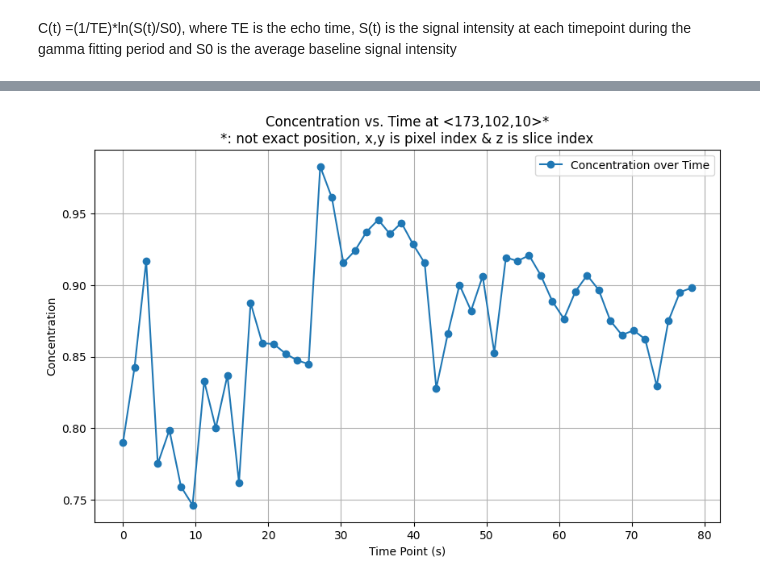
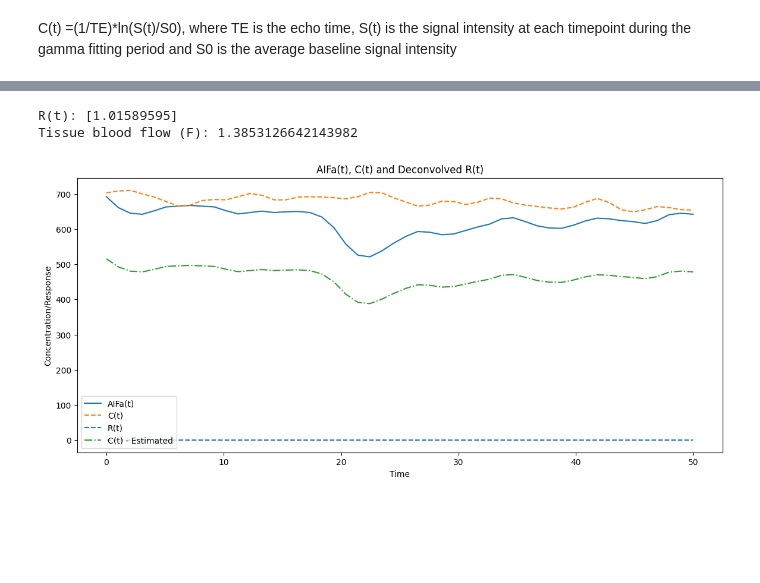
Before and after one commit to qqgjyx/MATH-Group, a Jupyter notebook: main.ipynb, the cells around one changed output, grey strips where cells are left out. Drawn from its saved outputs; the diff is of its cells as text; code cells hidden in the pictures; blank space fills up the shorter version.

```diff
--- a/main.ipynb
+++ b/main.ipynb
@@ -337,4 +301,64 @@ plt_point(172,101,10)
-# %%
-plt_point(173,102,10)
-# %% [output]
-[figure, removed]
+# %%
+def read_point4time(x,y,z):
+    """Read time points for a given slice."""
+    return acquisition_time_sorted[50*(z-1):50*z] - acquisition_time_sorted[50*(z-1)]
+
+def read_point4concentration(x, y, z):
+    """Read concentration data for a given point."""
+    return smooth_data_gaussian(intensity_to_concentration(image_data_sorted[50*(z-1):50*z, x, y]))
+# %%
+def calculate_R_F_for_multiple_tissue_points(aif_pixel, tissue_pixel):
+    """
+    Calculate R(t) and F for multiple tissue points.
+
+    :param aif_pixel: Tuple containing the coordinates of the AIF pixel (x, y, z).
+    :param tissue_pixels: List of tuples, each containing the coordinates of a tissue pixel (x, y, z).
+    :return: A dictionary with tissue point coordinates as keys and (R_t, F) tuples as values.
+    """
+    tissue_concentration = read_point4concentration(*tissue_pixel)
+    aif_concentration = read_point4concentration(*aif_pixel)
+
+    # Define the hematocrit correction factor kH
+    Ha = 0.45  # Typical arterial hematocrit
+    Ht = 0.25  # Typical tissue hematocrit
+    kH = (1 - Ha) / (1 - Ht)
+
+    # Apply deconvolution
+    R_t, remainder = deconvolve(tissue_concentration, aif_concentration)
+    F = np.sum(R_t) / kH  # Adjusted calculation for F
+
+    return R_t, F
+
+# Example usage
+aif_pixel = (169, 99, 9)  # AIF pixel coordinates
+tissue_pixel = (173,99,10)
+
+R_t, F= calculate_R_F_for_multiple_tissue_points(aif_pixel, tissue_pixel)
+
+print(f"R(t):", R_t)
+print(f"Tissue blood flow (F):", F)
+
+C = np.convolve(read_point4concentration(*aif_pixel), R_t, mode='full')
+
+time = np.linspace(0, 50, 50)
+time0 = np.linspace(0,50, 99)
+
+# Define the hematocrit correction factor kH
+Ha = 0.45  # Typical arterial hematocrit
+Ht = 0.25  # Typical tissue hematocrit
+kH = (1 - Ha) / (1 - Ht)
+
+plt.figure(figsize=(14, 6))
+plt.plot(time, read_point4concentration(*aif_pixel), label='AIFa(t)')
+plt.plot(time, read_point4concentration(*tissue_pixel), label='C(t)', linestyle='--')
+plt.hlines(R_t,xmin=0,xmax=50,label='R(t)', linestyle='--')
+plt.plot(time, C*kH, label='C(t) - Estimated', linestyle='-.')
+plt.xlabel('Time')
+plt.ylabel('Concentration/Response')
+plt.legend()
+plt.title('AIFa(t), C(t) and Deconvolved R(t)')
+plt.show()
+# %% [output]
+R(t): [1.01589595]
+Tissue blood flow (F): 1.3853126642143982
+[figure, added]
```
Also changed, not shown: parts of 16 cells of this notebook.
